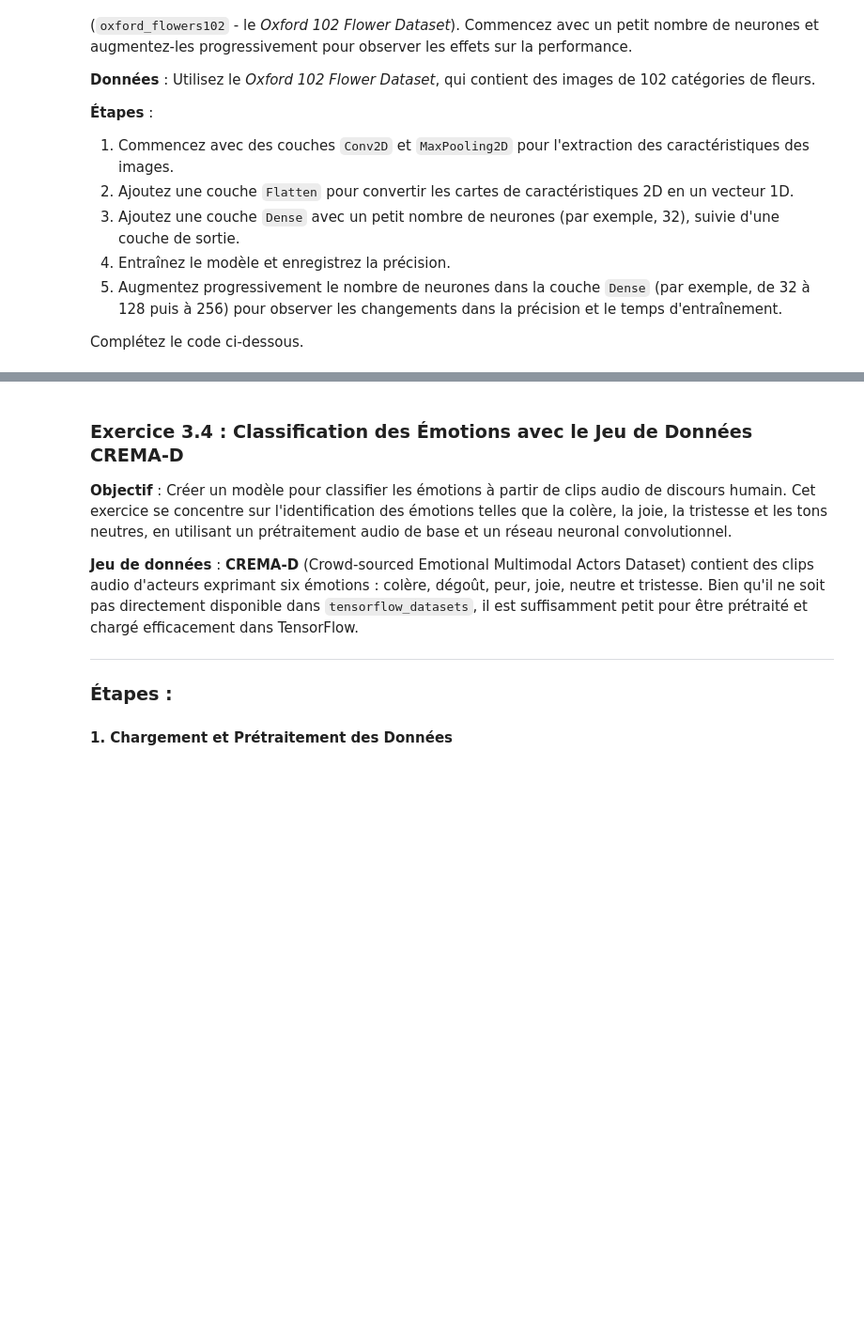
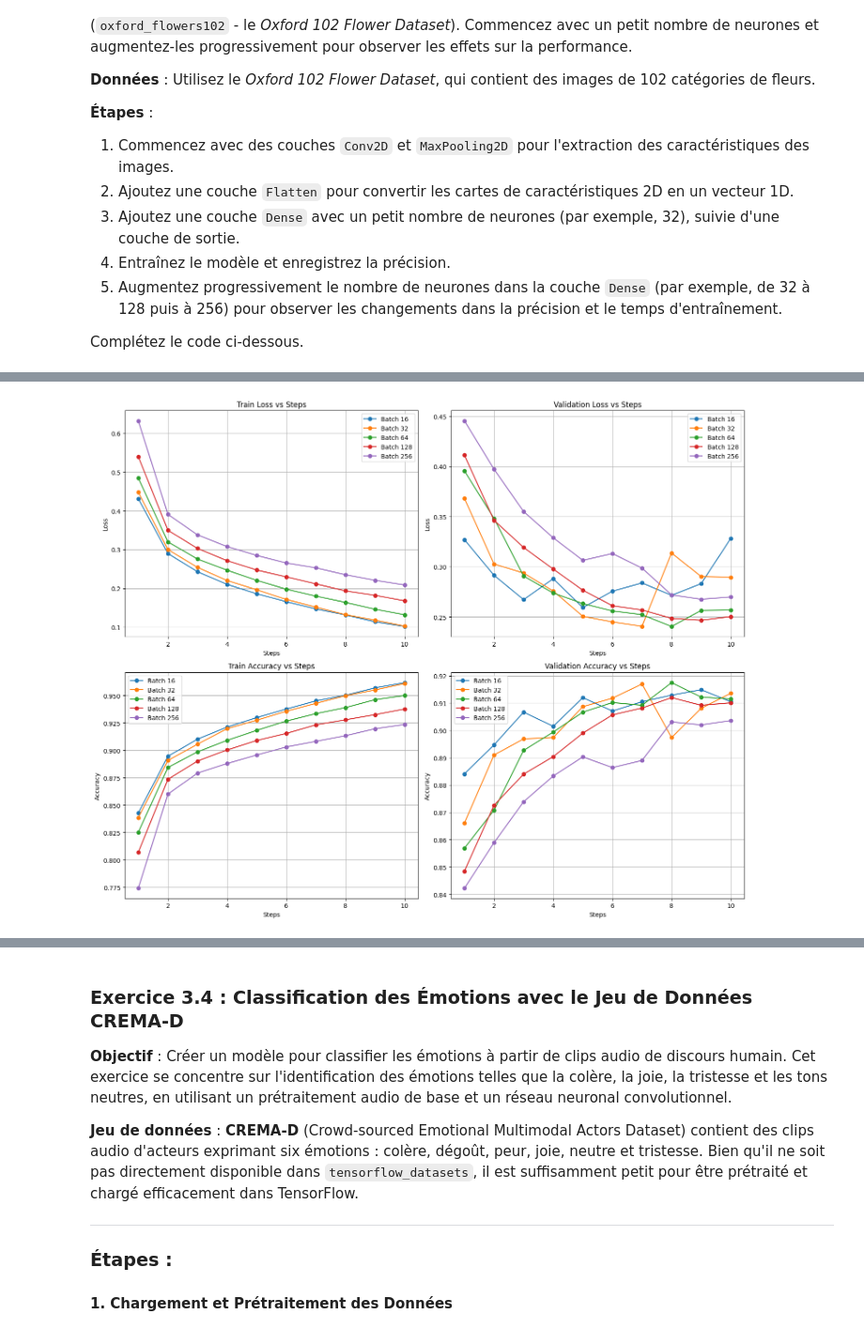
Before and after one commit to rodologie/IA-DeepLearning, a Jupyter notebook: fr/TP3/TP3.ipynb, the cells around one changed output, grey strips where cells are left out. Shown at 94% size. Saved outputs shown, nothing was run; the diff lists cells and outputs as text; code cells hidden in the pictures; blank space fills up the shorter version.

```diff
--- a/fr/TP3/TP3.ipynb
+++ b/fr/TP3/TP3.ipynb
@@ -461,0 +571,28 @@ plt.show()
+# %%
+fig, axs = plt.subplots(2, 2, figsize=(15, 12))
+for batch_size, metrics in results.items():
+    steps = list(range(1, len(metrics['train_loss']) + 1))
+    axs[0, 0].plot(steps, metrics['train_loss'], label=f'Batch {batch_size}', marker='o')
+    axs[0, 1].plot(steps, metrics['val_loss'], label=f'Batch {batch_size}', marker='o')
+    axs[1, 0].plot(steps, metrics['train_accuracy'], label=f'Batch {batch_size}', marker='o')
+    axs[1, 1].plot(steps, metrics['val_accuracy'], label=f'Batch {batch_size}', marker='o')
+
+titles = [
+    'Train Loss vs Steps',
+    'Validation Loss vs Steps',
+    'Train Accuracy vs Steps',
+    'Validation Accuracy vs Steps'
+]
+
+y_labels = ['Loss', 'Loss', 'Accuracy', 'Accuracy']
+for ax, title, ylabel in zip(axs.flat, titles, y_labels):
+    ax.set_title(title)
+    ax.set_xlabel('Steps')
+    ax.set_ylabel(ylabel)
+    ax.legend()
+    ax.grid()
+
+plt.tight_layout()
+plt.show()
+# %% [output]
+[figure, added]
```
Also changed, not shown: parts of 67 cells of this notebook, 1 other file.
